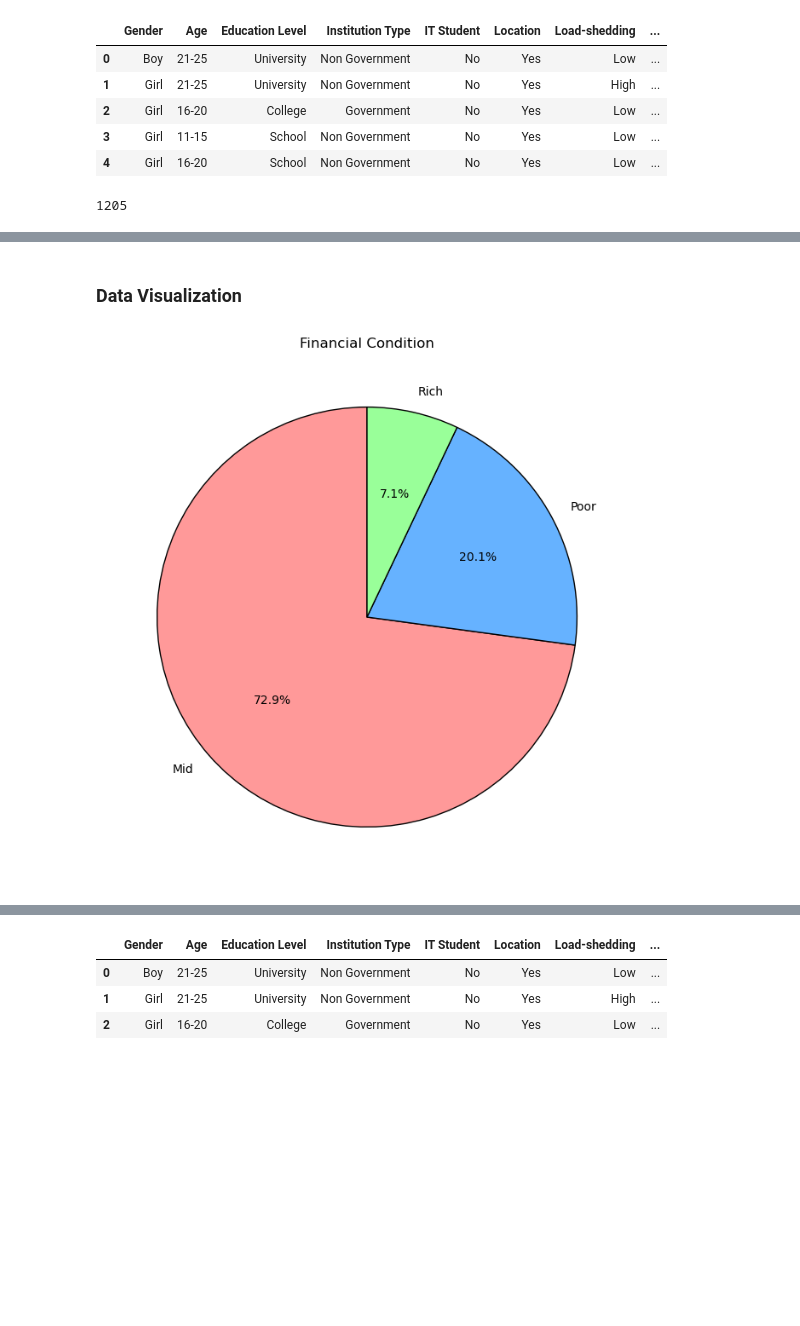
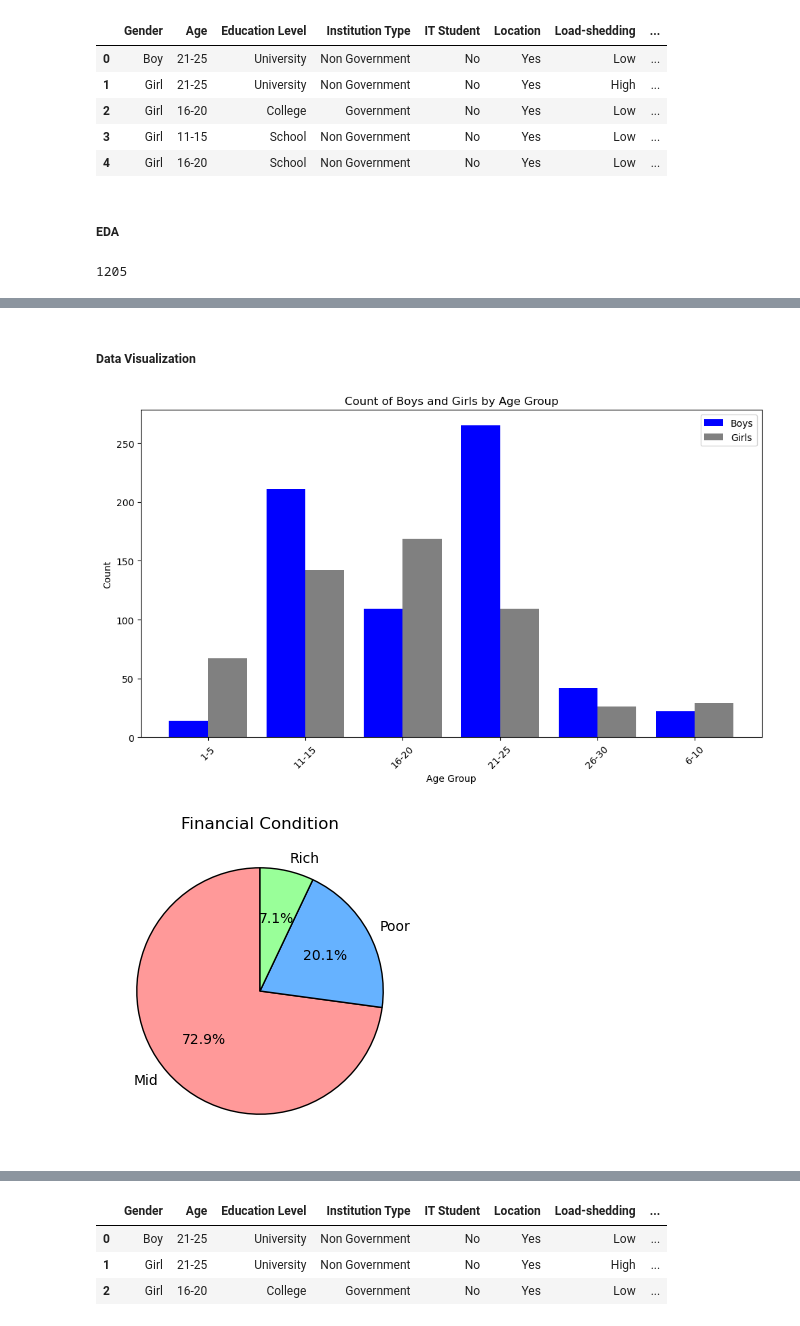
Before and after one commit to OchiengBilly/Determine-Students-Adaptability-using-CatBoost-Classifier, a Jupyter notebook: code.ipynb, the cells around one changed output, grey strips where cells are left out. Saved outputs shown, nothing was run; the diff lists cells and outputs as text; code cells hidden in the pictures; blank space fills up the shorter version.

```diff
--- a/code.ipynb
+++ b/code.ipynb
@@ -53,6 +39,8 @@ df.head(5)
 | 2 | Girl | 16-20 | College | Government | No | Yes | Low | ... |
 | 3 | Girl | 11-15 | School | Non Government | No | Yes | Low | ... |
 | 4 | Girl | 16-20 | School | Non Government | No | Yes | Low | ... |
+# %% [markdown]
+##### EDA
 # %%
 #  Length of the dataframe
 len(df)
@@ -97,55 +85,56 @@ Self Lms:  ['No' 'Yes']
 Device:  ['Tab' 'Mobile' 'Computer']
 Adaptivity Level:  ['Moderate' 'Low' 'High']
 # %% [markdown]
-### Data Visualization
+##### Data Visualization
 # %%
-# Plot the distribution of gender in every age group
+# Plot the distribution of gender in every age group:
 
 # Count occurrences of Boys and Girls in each Age Group
 grouped_data = df.groupby(['Age', 'Gender']).size().unstack(fill_value=0)
 
 # Extract age groups and counts
 age_groups = grouped_data.index.tolist()
-boys_count = grouped_data.get('Boy', pd.Series(0, index=age_groups))  # Default to 0 if missing
-girls_count = grouped_data.get('Girl', pd.Series(0, index=age_groups))  # Default to 0 if missing
+boys_count = grouped_data.get('Boy', pd.Series(0, index=age_groups))
+girls_count = grouped_data.get('Girl', pd.Series(0, index=age_groups))
 
-# Create figure
-fig = go.Figure()
+# Set bar width
+bar_width = 0.4
+x = np.arange(len(age_groups))
 
-# Add Boys' bars
-fig.add_trace(go.Bar(x=age_groups, y=boys_count, name='Boys', marker_color='blue'))
+# Create the plot
+fig, ax = plt.subplots(figsize=(10, 6))
+ax.bar(x - bar_width/2, boys_count, bar_width, label='Boys', color='blue')
+ax.bar(x + bar_width/2, girls_count, bar_width, label='Girls', color='gray')
 
-# Add Girls' bars
-fig.add_trace(go.Bar(x=age_groups, y=girls_count, name='Girls', marker_color='gray'))
+# Labels and title
+ax.set_xlabel('Age Group')
+ax.set_ylabel('Count')
+ax.set_title('Count of Boys and Girls by Age Group')
+ax.set_xticks(x)
+ax.set_xticklabels(age_groups, rotation=45)
+ax.legend()
 
-# Update layout for grouped bars
-fig.update_layout(
-    title='Count of Boys and Girls by Age Group',
-    xaxis_title='Age Group',
-    yaxis_title='Count',
-    barmode='group',  # Groups the bars side by side
-    bargap=0.2,       # Space between bars
-    bargroupgap=0.1   # Space between groups
-)
-
-# Show figure
-fig.show()
+# Show the plot
+plt.tight_layout()
+plt.show()
+# %% [output]
+[figure, added]
 # %%
-# Grouping data by Financial Condition
+# Grouping data by Financial Condition:
 no_of_occurrences = df['Financial Condition'].value_counts()
 # Plotting the pie chart
-plt.figure(figsize=(8, 8))
+plt.figure(figsize=(4, 4))
 plt.pie(
     no_of_occurrences,
     labels = no_of_occurrences.index,
     autopct = '%1.1f%%',
     startangle =90,
     colors = ['#FF9999', '#66B2FF', '#99FF99'],
     wedgeprops = {'edgecolor': 'black'}
 )
 
 # Add a title
 plt.title('Financial Condition')
 plt.show()
 # %% [output]
-[figure, old version]
+[figure, new version]
```
Also changed, not shown: parts of 41 cells of this notebook, 5 other files.
